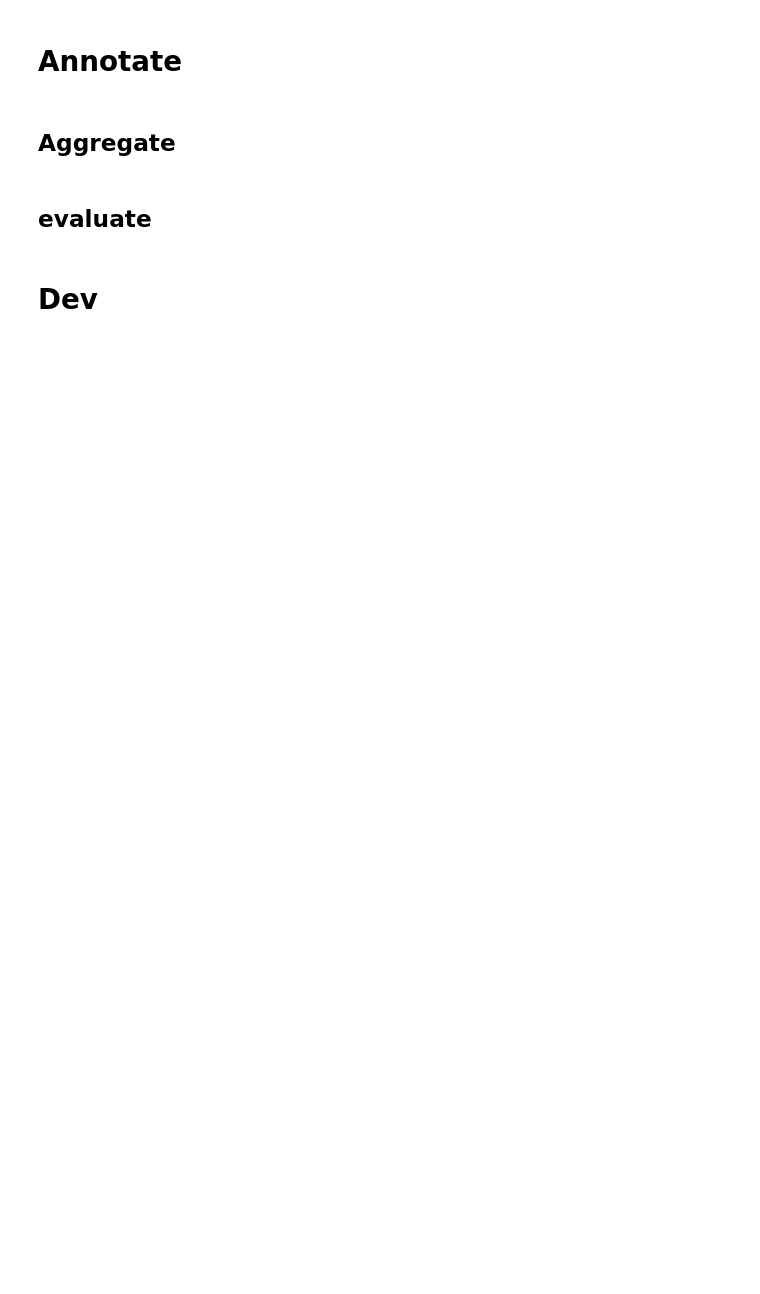
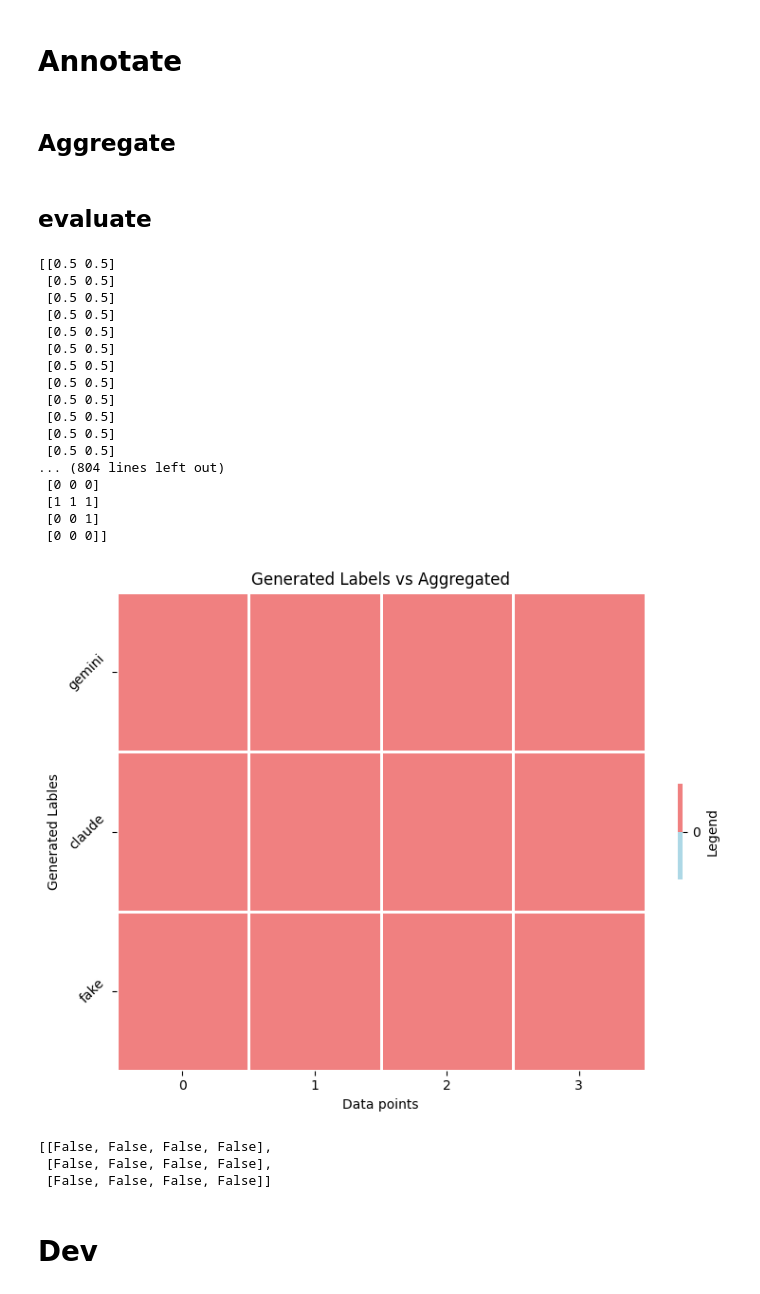
Before and after one commit to Amirosimani/llm_annotator, a Jupyter notebook: annoator.ipynb, the cells around one changed output. Drawn from its saved outputs; the diff is of its cells as text; code cells hidden in the pictures; blank space fills up the shorter version.

Commit message:
added glad to evaluation - minor bug introduced

```diff
--- a/annoator.ipynb
+++ b/annoator.ipynb
@@ -112,7 +114,29 @@ from utils import Evaluate
 
 eval = Evaluate()
 # %%
-eval.classification(all_results, strategy="majority", visualize=True, y_labels=y_labels)
+eval.classification(all_results, strategy="glad", visualize=True, y_labels=y_labels)
+# %% [output]
+[[0.5 0.5]
+ [0.5 0.5]
+ [0.5 0.5]
+ [0.5 0.5]
+ [0.5 0.5]
+ [0.5 0.5]
+ [0.5 0.5]
+ [0.5 0.5]
+ [0.5 0.5]
+ [0.5 0.5]
+ [0.5 0.5]
+ [0.5 0.5]
+... (804 lines left out)
+ [0 0 0]
+ [1 1 1]
+ [0 0 1]
+ [0 0 0]]
+[figure, added]
+[[False, False, False, False],
+ [False, False, False, False],
+ [False, False, False, False]]
 # %% [markdown]
 # Dev
 # %%
```
Also changed, not shown: parts of 2 cells of this notebook, 2 other files.
